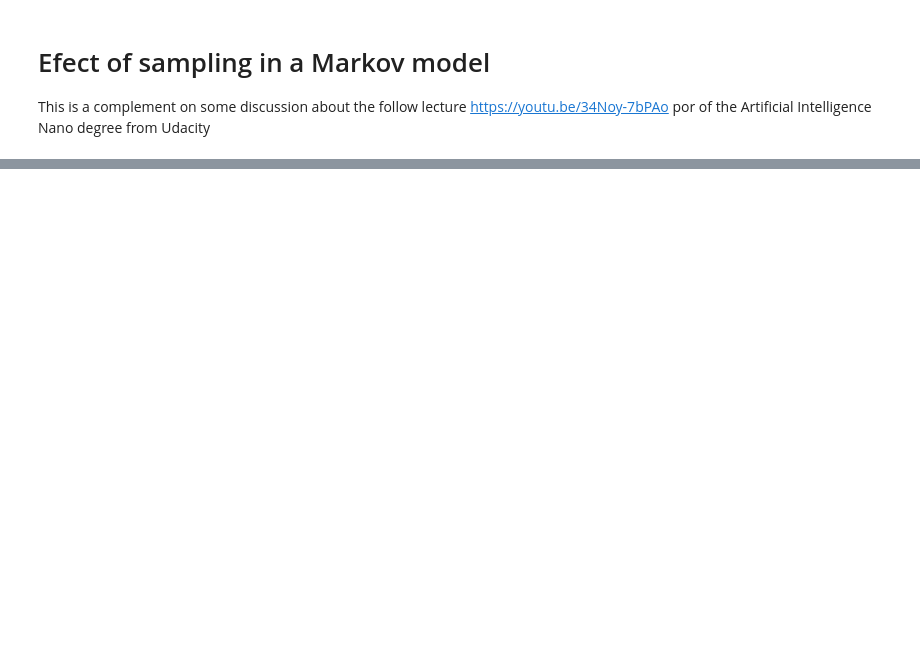
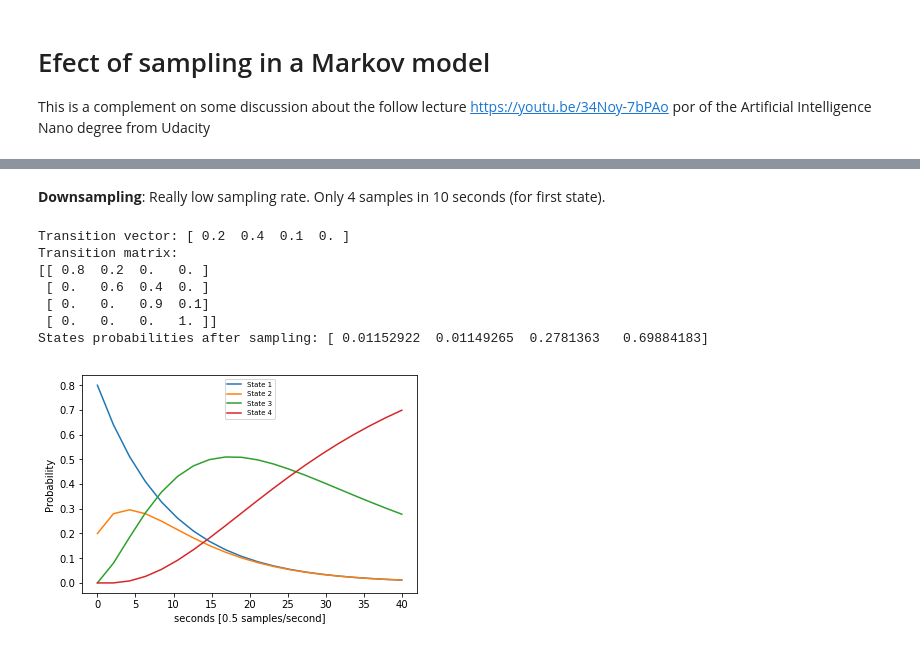
Before and after one commit to jganzabal/Sampling-Markov-Model-Example, a Jupyter notebook: Sampling Markov Model.ipynb, the cells around one changed output, grey strips where cells are left out. Saved outputs shown, nothing was run; the diff lists cells and outputs as text; code cells hidden in the pictures; blank space fills up the shorter version.

```diff
--- a/Sampling Markov Model.ipynb
+++ b/Sampling Markov Model.ipynb
@@ -103,0 +62,20 @@ x_1000 = np.linspace(0,runing_seconds, len(states_1000[0]))
+# %% [markdown]
+**Downsampling**: Really low sampling rate. Only 4 samples in 10 seconds (for first state).
+# %%
+samples_per_second = 0.5
+states_05 = hmms.get_state_probabilities(samples_per_second, runing_seconds)
+x_05 = np.linspace(0,runing_seconds, len(states_05[0]))
+curves = plt.plot(x_05, np.array(states_05).T)
+plt.legend(curves, ('State 1','State 2','State 3','State 4'), fontsize = 'x-small', loc = 'best')
+plt.xlabel('seconds [0.5 samples/second]')
+plt.ylabel('Probability')
+plt.show()
+# %% [output]
+Transition vector: [ 0.2  0.4  0.1  0. ]
+Transition matrix:
+[[ 0.8  0.2  0.   0. ]
+ [ 0.   0.6  0.4  0. ]
+ [ 0.   0.   0.9  0.1]
+ [ 0.   0.   0.   1. ]]
+States probabilities after sampling: [ 0.01152922  0.01149265  0.2781363   0.69884183]
+[figure, added]
```
Also changed, not shown: parts of 16 cells of this notebook, 1 other file.
